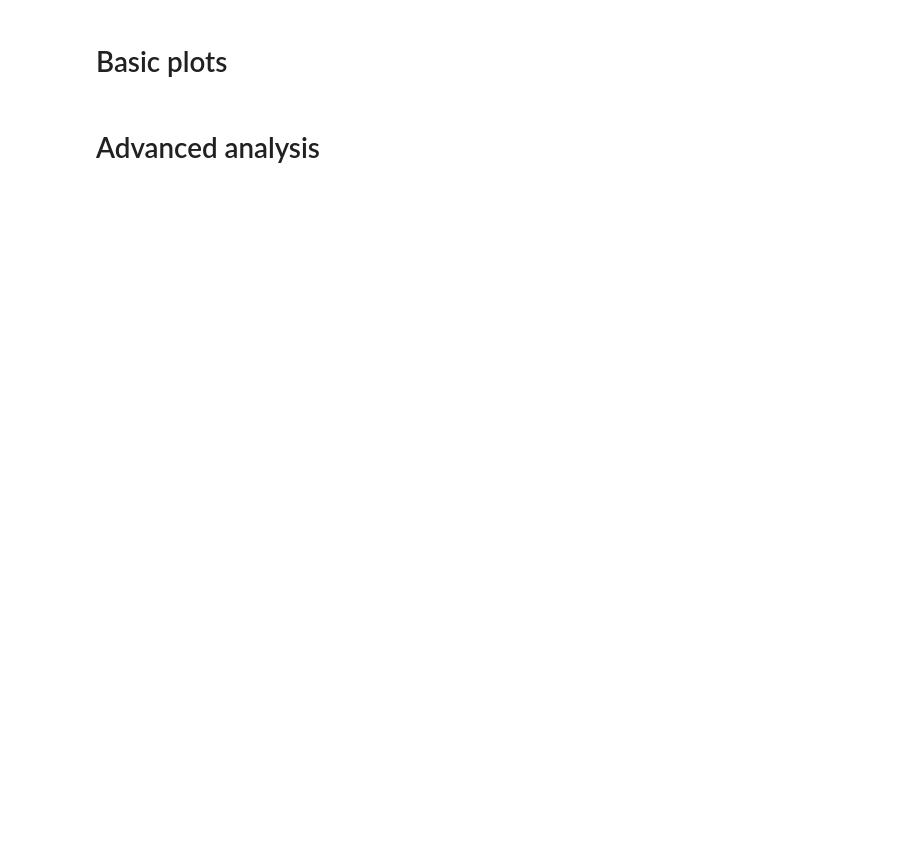
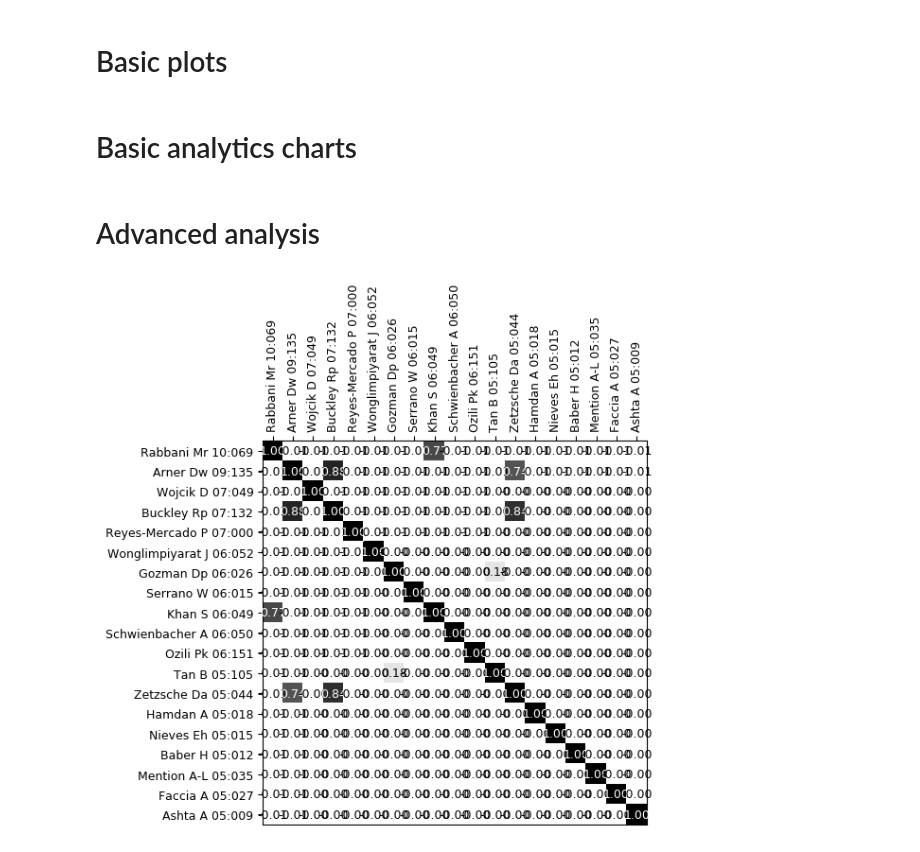
Before and after one commit to jdvelasq/techminer2, a Jupyter notebook: notebooks/debug.ipynb, the cells around one changed output. Drawn from its saved outputs; the diff is of its cells as text; code cells hidden in the pictures; blank space fills up the shorter version.

Commit message:
auto-corr-matrix

```diff
--- a/notebooks/debug.ipynb
+++ b/notebooks/debug.ipynb
@@ -103,0 +80,2 @@ heat_map(terms_per_year_analysis(directory, column='authors', metric='num_docume
+# %% [markdown]
+# Basic analytics charts
@@ -107,0 +99,19 @@ heat_map(terms_per_year_analysis(directory, column='authors', metric='num_docume
+# %%
+import os
+import sys
+
+currentdir = os.getcwd()
+parentdir = os.path.dirname(currentdir)
+sys.path.append(parentdir)
+
+from techminer import *
+
+directory = "../data/processed/debug"
+
+
+# auto_corr_matrix(directory, column='authors', min_occ=5)
+# heat_map(co_occurrence_matrix(directory, column='authors', min_occ=5))
+
+# BigraphAnalyzer(dirpath_or_records="../data/processed/debug", column='countries', by='countries').table_
+# %% [output]
+[figure, added]
```
Also changed, not shown: parts of 5 cells of this notebook, 7 other files.
